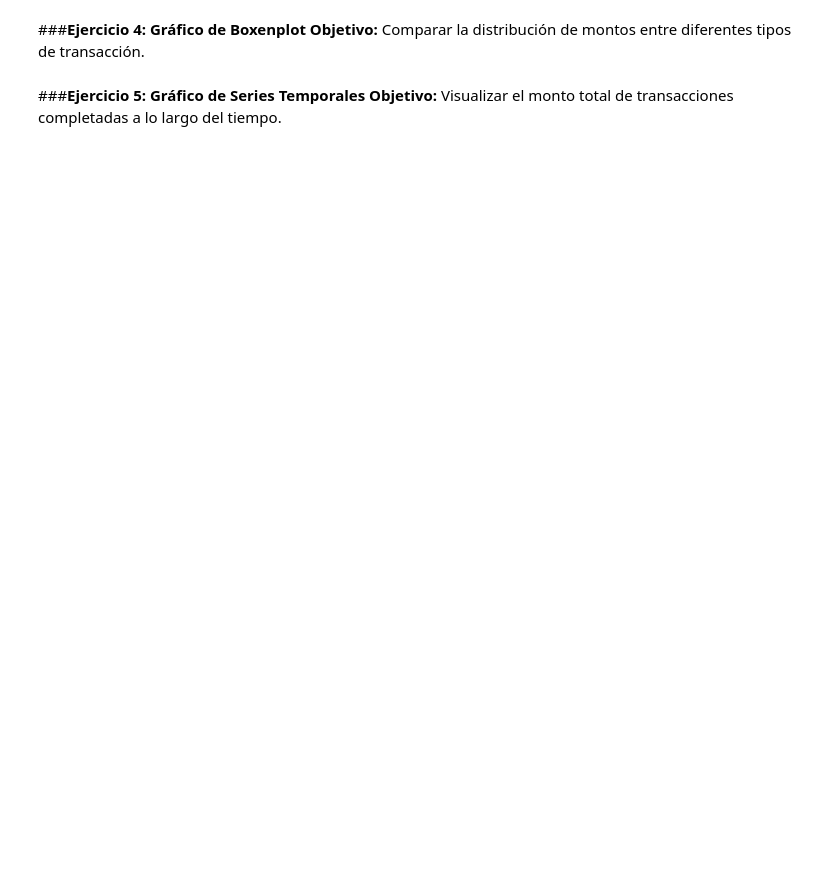
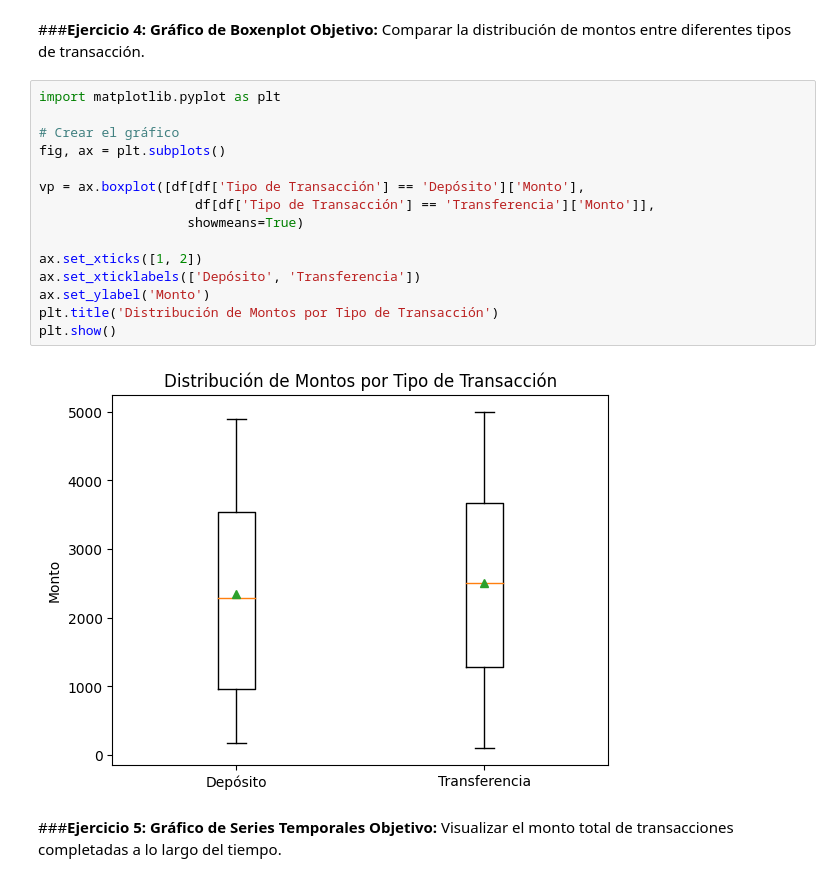
Before and after one commit to GustavoBD-Dev/AnalyticalModelsWithPythonCourse, a Jupyter notebook: 04_Matplotlib.ipynb, the cells around one changed output. Saved outputs shown, nothing was run; the diff lists cells and outputs as text; blank space fills up the shorter version.

```diff
--- a/04_Matplotlib.ipynb
+++ b/04_Matplotlib.ipynb
@@ -201,6 +265,23 @@ df.head()
 # %% [markdown]
 ###**Ejercicio 4: Gráfico de Boxenplot**
 **Objetivo:** Comparar la distribución de montos entre diferentes tipos de transacción.
+# %%
+import matplotlib.pyplot as plt
+
+# Crear el gráfico
+fig, ax = plt.subplots()
+
+vp = ax.boxplot([df[df['Tipo de Transacción'] == 'Depósito']['Monto'],
+                    df[df['Tipo de Transacción'] == 'Transferencia']['Monto']],
+                   showmeans=True)
+
+ax.set_xticks([1, 2])
+ax.set_xticklabels(['Depósito', 'Transferencia'])
+ax.set_ylabel('Monto')
+plt.title('Distribución de Montos por Tipo de Transacción')
+plt.show()
+# %% [output]
+[figure, added]
 # %% [markdown]
 ###**Ejercicio 5: Gráfico de Series Temporales**
 **Objetivo:** Visualizar el monto total de transacciones completadas a lo largo del tiempo.
```
Also changed, not shown: parts of 8 cells of this notebook.
